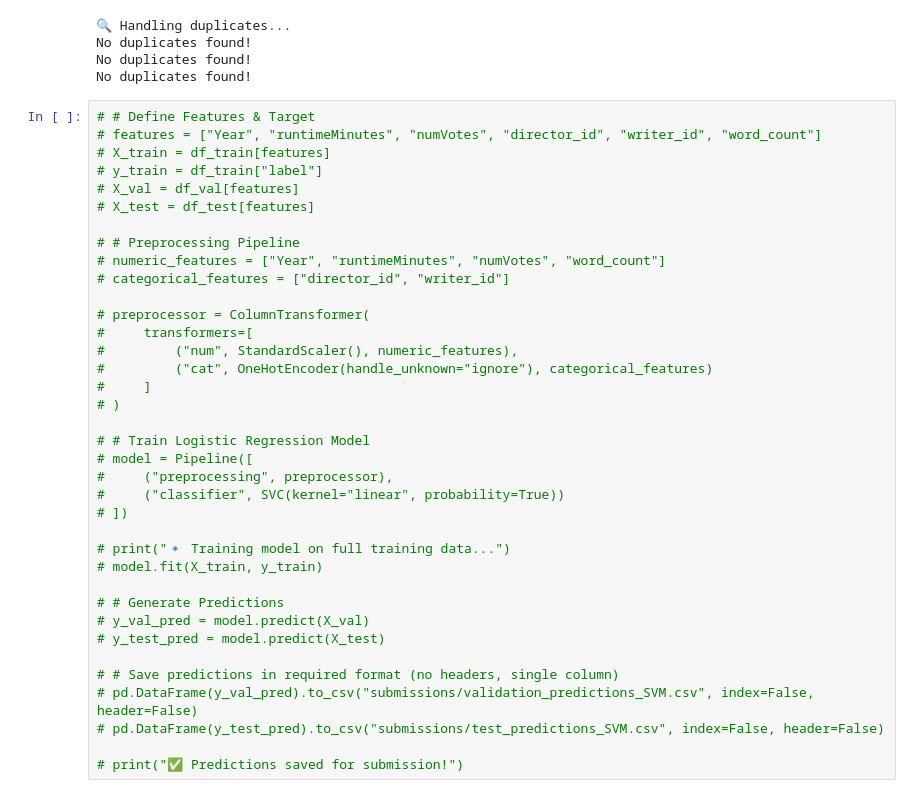
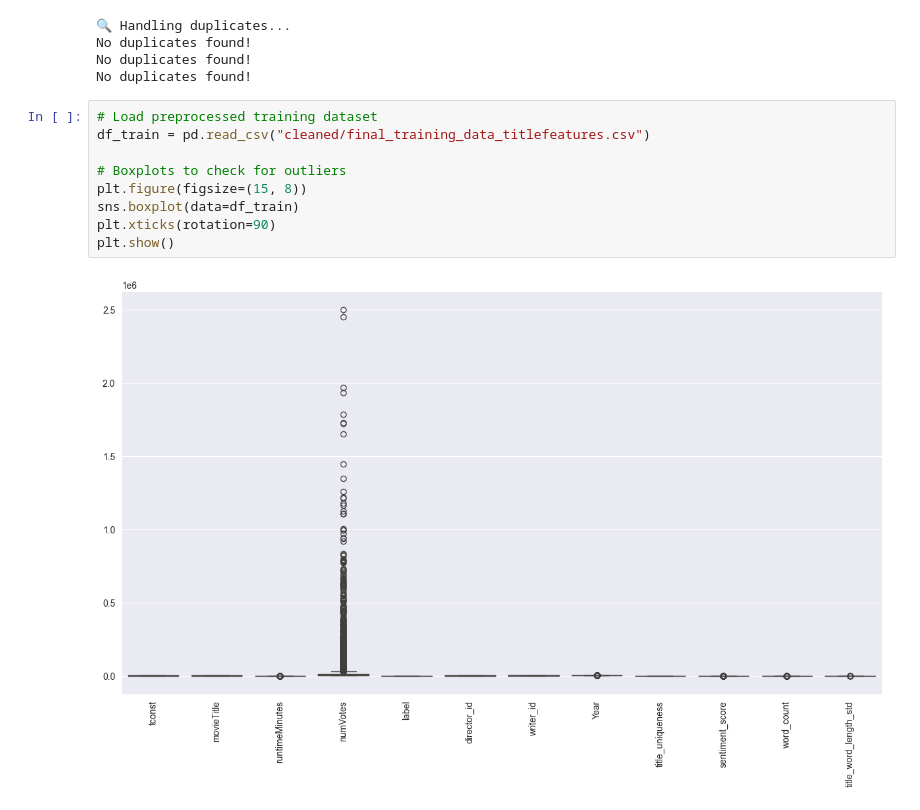
Before and after one commit to Teun1407/BigData-Group10, a Jupyter notebook: pipeline-title-features.ipynb, the cells around one changed output. Saved outputs shown, nothing was run; the diff lists cells and outputs as text.

```diff
--- a/pipeline-title-features.ipynb
+++ b/pipeline-title-features.ipynb
@@ -332,40 +364,14 @@ df_test = handle_duplicates(df_test)
 No duplicates found!
 No duplicates found!
 No duplicates found!
-# %%
-# # Define Features & Target
-# features = ["Year", "runtimeMinutes", "numVotes", "director_id", "writer_id", "word_count"]
-# X_train = df_train[features]
-# y_train = df_train["label"]
-# X_val = df_val[features]
-# X_test = df_test[features]
-
-# # Preprocessing Pipeline
-# numeric_features = ["Year", "runtimeMinutes", "numVotes", "word_count"]
-# categorical_features = ["director_id", "writer_id"]
-
-# preprocessor = ColumnTransformer(
-#     transformers=[
-#         ("num", StandardScaler(), numeric_features),
-#         ("cat", OneHotEncoder(handle_unknown="ignore"), categorical_features)
-#     ]
-# )
-
-# # Train Logistic Regression Model
-# model = Pipeline([
-#     ("preprocessing", preprocessor),
-#     ("classifier", SVC(kernel="linear", probability=True))
-# ])
-
-# print("🔹 Training model on full training data...")
-# model.fit(X_train, y_train)
-
-# # Generate Predictions
-# y_val_pred = model.predict(X_val)
-# y_test_pred = model.predict(X_test)
-
-# # Save predictions in required format (no headers, single column)
-# pd.DataFrame(y_val_pred).to_csv("submissions/validation_predictions_SVM.csv", index=False, header=False)
-# pd.DataFrame(y_test_pred).to_csv("submissions/test_predictions_SVM.csv", index=False, header=False)
-
-# print("✅ Predictions saved for submission!")
+# %%
+# Load preprocessed training dataset
+df_train = pd.read_csv("cleaned/final_training_data_titlefeatures.csv")
+
+# Boxplots to check for outliers
+plt.figure(figsize=(15, 8))
+sns.boxplot(data=df_train)
+plt.xticks(rotation=90)
+plt.show()
+# %% [output]
+[figure, added]
```
Also changed, not shown: parts of 9 cells of this notebook, 5 other files.
